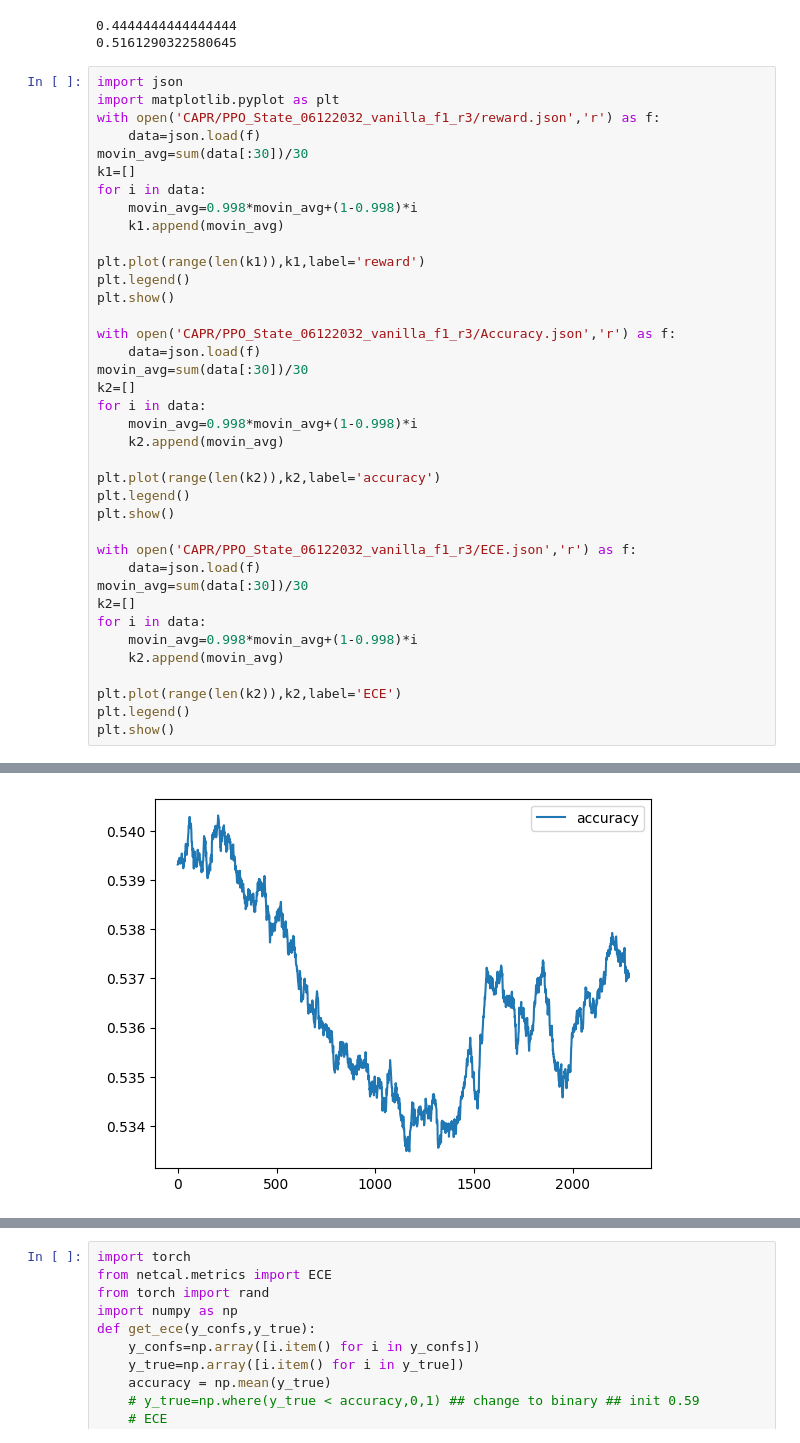
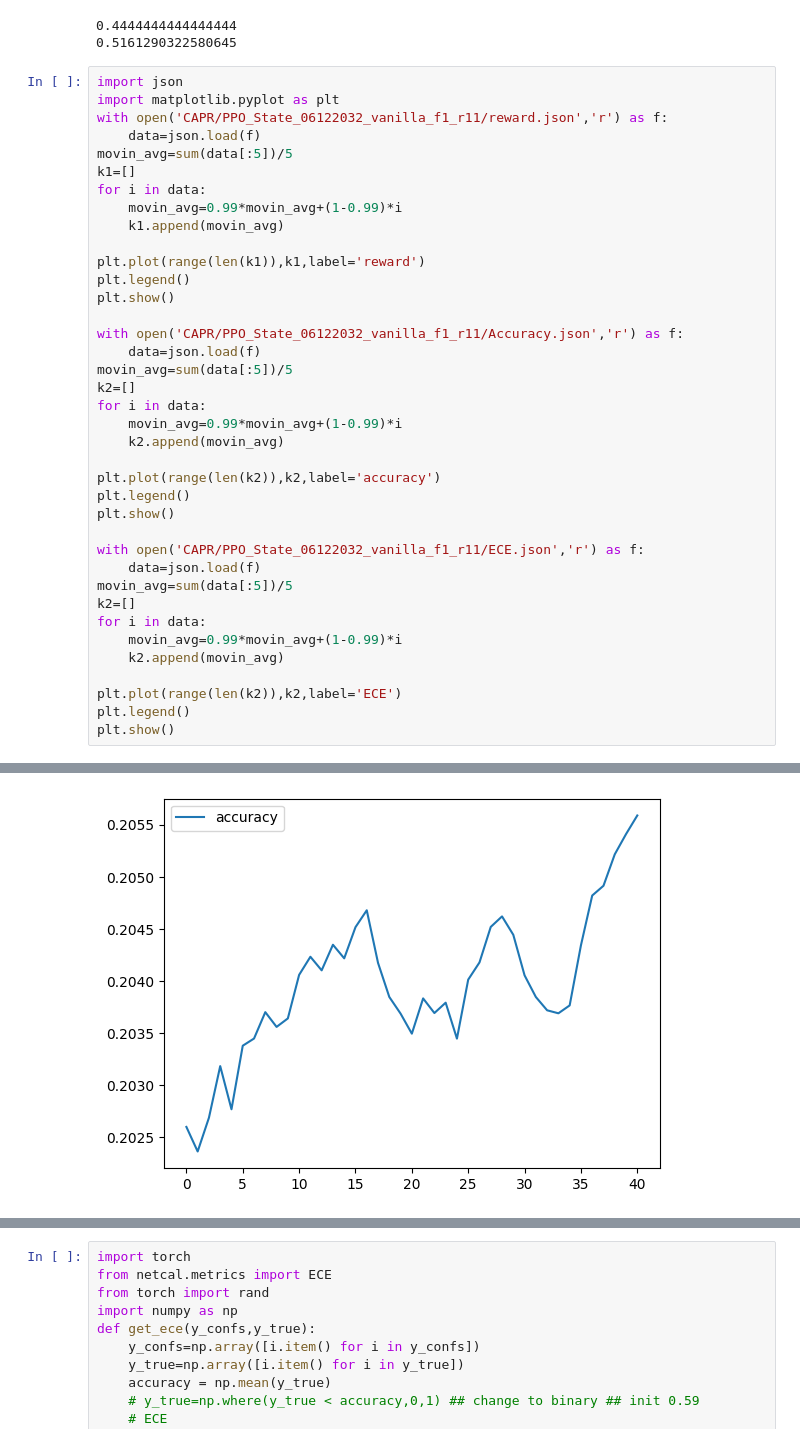
Before and after one commit to Qmaoboy/Confidence-is-all-you-need, a Jupyter notebook: pre_experiment.ipynb, the cells around one changed output, grey strips where cells are left out. Cells and saved outputs as stored; diff of their text form.

```diff
--- a/pre_experiment.ipynb
+++ b/pre_experiment.ipynb
@@ -61,36 +61,36 @@ print(Get_auroc(data['acc_capr'],data['conf_capr']))
 # %%
 import json
 import matplotlib.pyplot as plt
-with open('CAPR/PPO_State_06122032_vanilla_f1_r3/reward.json','r') as f:
+with open('CAPR/PPO_State_06122032_vanilla_f1_r11/reward.json','r') as f:
     data=json.load(f)
-movin_avg=sum(data[:30])/30
+movin_avg=sum(data[:5])/5
 k1=[]
 for i in data:
-    movin_avg=0.998*movin_avg+(1-0.998)*i
+    movin_avg=0.99*movin_avg+(1-0.99)*i
     k1.append(movin_avg)
 
 plt.plot(range(len(k1)),k1,label='reward')
 plt.legend()
 plt.show()
 
-with open('CAPR/PPO_State_06122032_vanilla_f1_r3/Accuracy.json','r') as f:
+with open('CAPR/PPO_State_06122032_vanilla_f1_r11/Accuracy.json','r') as f:
     data=json.load(f)
-movin_avg=sum(data[:30])/30
+movin_avg=sum(data[:5])/5
 k2=[]
 for i in data:
-    movin_avg=0.998*movin_avg+(1-0.998)*i
+    movin_avg=0.99*movin_avg+(1-0.99)*i
     k2.append(movin_avg)
 
 plt.plot(range(len(k2)),k2,label='accuracy')
 plt.legend()
 plt.show()
 
-with open('CAPR/PPO_State_06122032_vanilla_f1_r3/ECE.json','r') as f:
+with open('CAPR/PPO_State_06122032_vanilla_f1_r11/ECE.json','r') as f:
     data=json.load(f)
-movin_avg=sum(data[:30])/30
+movin_avg=sum(data[:5])/5
 k2=[]
 for i in data:
-    movin_avg=0.998*movin_avg+(1-0.998)*i
+    movin_avg=0.99*movin_avg+(1-0.99)*i
     k2.append(movin_avg)
 
 plt.plot(range(len(k2)),k2,label='ECE')
@@ -101 +101 @@ plt.show()
-[figure, old version]
+[figure, new version]
```
Also changed, not shown: parts of 1 cell of this notebook, 4 other files.
